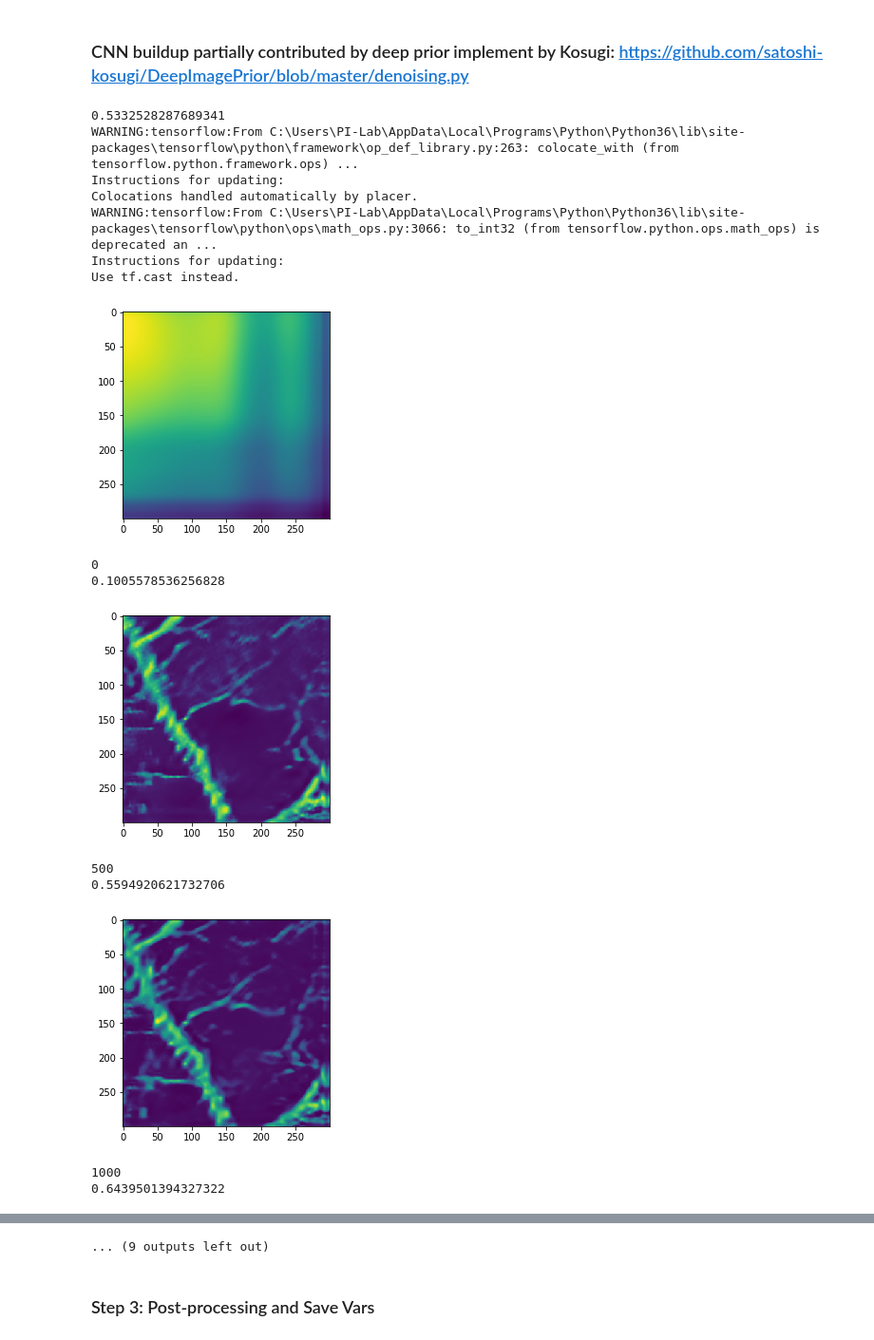
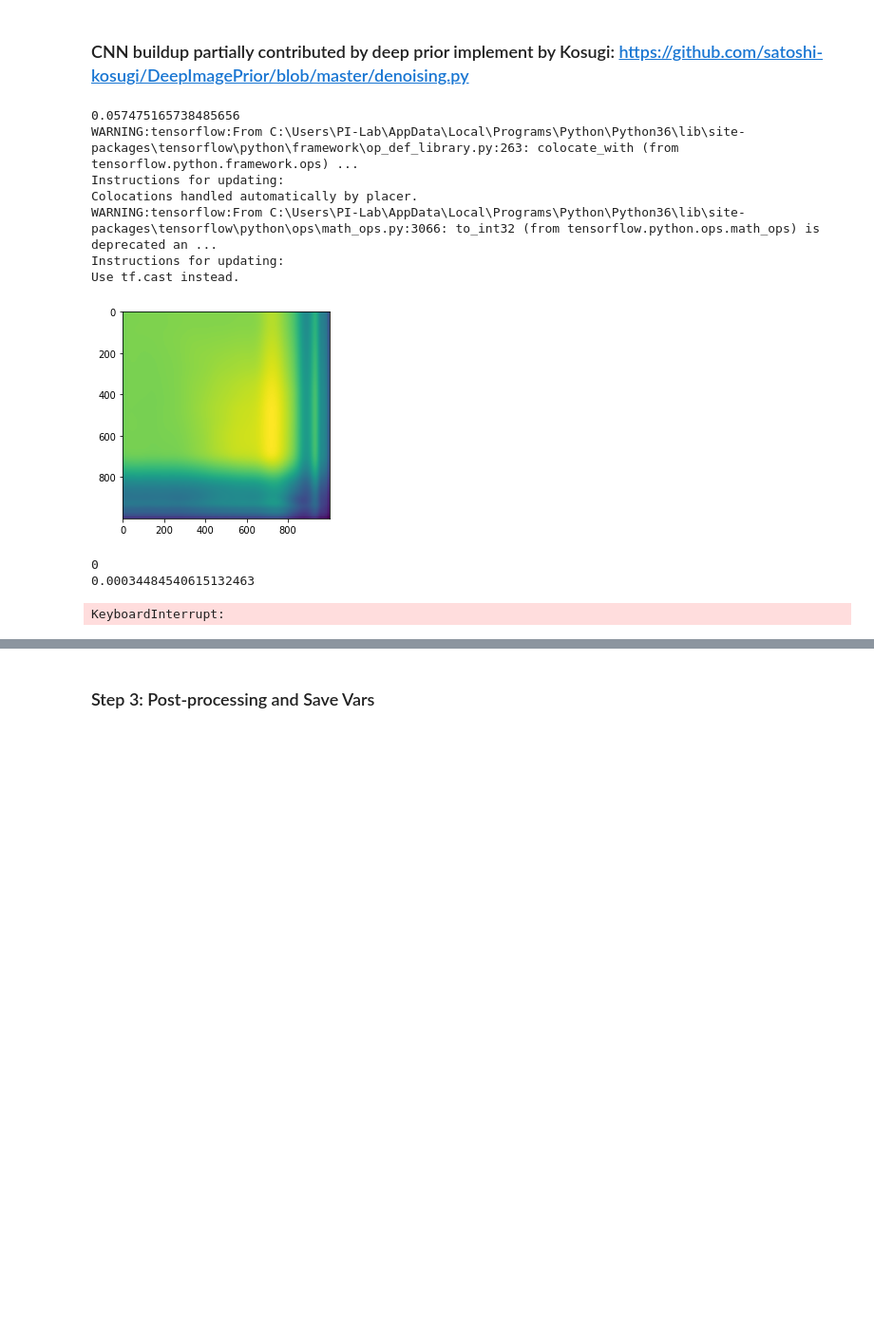
Before and after one commit to trivu169/deep-prior-pam, a Jupyter notebook: dipPAM.ipynb, the cells around one changed output, grey strips where cells are left out. Shown at 95% size. Drawn from its saved outputs; the diff is of its cells as text; code cells hidden in the pictures; blank space fills up the shorter version.

```diff
--- a/dipPAM.ipynb
+++ b/dipPAM.ipynb
@@ -55,0 +43,30 @@ if REG_TRAINING:
+# %%
+imgpath = './Data/'
+imgname = 'brain_xiaoyi_12_6'
+outpostname = ''
+imgsuffix = 'png'
+if REG_TRAINING:
+    im = cv2.imread(imgpath + imgname + '.' + imgsuffix)
+#     im = im[round(im.shape[0]/2)-150:round(im.shape[0]/2)+150, round(im.shape[1]/2)-150:round(im.shape[1]/2)+150, :]
+#     im = im[150:450, 350:650, :]  # For '20190423_thinnedskull_Epi_   2_Image1_index0_pad_3-7'
+#     # For 'reslt_OR_2 (28)_index0_1-12_1-6'
+#     im = im[round(im.shape[0]/2)-190:round(im.shape[0]/2)+110, round(im.shape[1]/2)-100:round(im.shape[1]/2)+200, :]
+#     # For 'poly_img__index1_combined'
+#     im = im[round(im.shape[0]/2)-300:round(im.shape[0]/2)+900, round(im.shape[1]/2)-1500:round(im.shape[1]/2)-300, :]
+    # For 'brain_xiaoyi_12_6'
+    im = im[round(im.shape[0]/2)-500:round(im.shape[0]/2)+500, round(im.shape[1]/2)-500:round(im.shape[1]/2)+500, :]
+    print(im.shape)
+    im, im_gt, im_masked, im_mask, im_down, factor, _, _ = readImg(im)
+
+    print(im.dtype)
+    print(im_gt.dtype)
+
+    constructPlot(im,
+                  ['', 'Mask', 'Sparsely-sampled', 'Fully-sampled'],
+                  fsize=(10,10))
+
+#     plt.imshow(im_down)
+#     plt.show()
+
+#     plt.imshow(im_masked)
+#     plt.show()
@@ -59,10 +81,9 @@ if BATCH_MODE:
     batch_range = [1, 30]
 # %%
 if NOISE_REG_EXAM:
-    im, im_gt, im_masked, im_mask, im_down, factor = readImg(im)
-    constructPlot(im,
-                  ['', 'Mask', 'Sparsely-sampled', 'Fully-sampled'],
-                  fsize=(10,10))
+    imgpath = './Data/4_1/'
+    imgname = ['532_OR_39_index0_1-12_1-4', 'reslt_OR_2 (28)_index0_1-12_1-4', 'reslt_OR_7 (4)_index0_1-12_1-4']
+    imgsuffix = 'png'
     noise_range = [0.01, 0.21]
 #     noise_reg = np.linspace(noise_range[0], noise_range[1], num=31)
     noise_reg = np.arange(noise_range[0], noise_range[1], step=0.01)
@@ -75,27 +94,22 @@ im.shape
 # %%
 # For regular training
 if REG_TRAINING:
     cur_ssim = ssim(im_down.astype(np.uint8), im_gt)
     print(str(cur_ssim))
     [sr_image, l, model,
      totalTrainingTimeHr,
      input_noise] = train_dp(im_masked, im_gt, im_mask, iter=5000,
-             noise_reg=0.07, show_output=True)
+             noise_reg=0.07, show_output=True, save_imglog=False, transconvo=False)
     print('Done')
 # %% [output]
-0.5332528287689341
+0.057475165738485656
 WARNING:tensorflow:From C:\Users\PI-Lab\AppData\Local\Programs\Python\Python36\lib\site-packages\tensorflow\python\framework\op_def_library.py:263: colocate_with (from tensorflow.python.framework.ops) ...
 Instructions for updating:
 Colocations handled automatically by placer.
 WARNING:tensorflow:From C:\Users\PI-Lab\AppData\Local\Programs\Python\Python36\lib\site-packages\tensorflow\python\ops\math_ops.py:3066: to_int32 (from tensorflow.python.ops.math_ops) is deprecated an ...
 Instructions for updating:
 Use tf.cast instead.
-[figure, old version]
+[figure, new version]
 0
-0.1005578536256828
+0.00034484540615132463
-[figure, removed]
-500
-0.5594920621732706
+KeyboardInterrupt:
-[figure, removed]
-1000
-0.6439501394327322
@@ -109,4 +116,3 @@ Use tf.cast instead.
-... (9 outputs left out)
 # %%
 # print(im_down.shape)
 # %%
```
Also changed, not shown: parts of 20 cells of this notebook, 4 other files.
